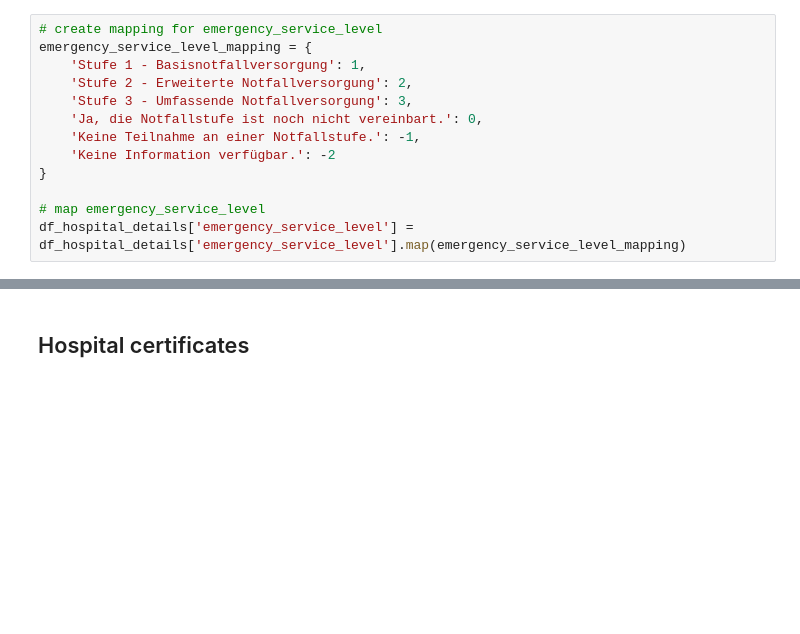
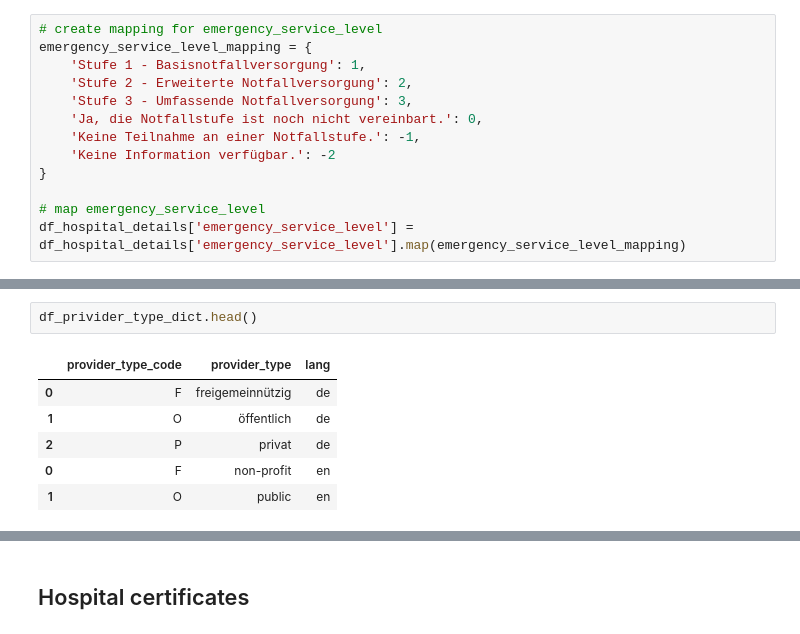
Before and after one commit to tobiasuihlein/hospital_register, a Jupyter notebook: notebooks/prepare_data_for_database.ipynb, the cells around one changed output, grey strips where cells are left out. Drawn from its saved outputs; the diff is of its cells as text; blank space fills up the shorter version.

```diff
--- a/notebooks/prepare_data_for_database.ipynb
+++ b/notebooks/prepare_data_for_database.ipynb
@@ -41,0 +106,9 @@ df_hospital_details.to_csv('../data/db_csv/hospital_details.csv', index=False)
+# %%
+df_privider_type_dict.head()
+# %% [output]
+|  | provider_type_code | provider_type | lang |
+| 0 | F | freigemeinnützig | de |
+| 1 | O | öffentlich | de |
+| 2 | P | privat | de |
+| 0 | F | non-profit | en |
+| 1 | O | public | en |
```
Also changed, not shown: parts of 59 cells of this notebook, 20 other files.
